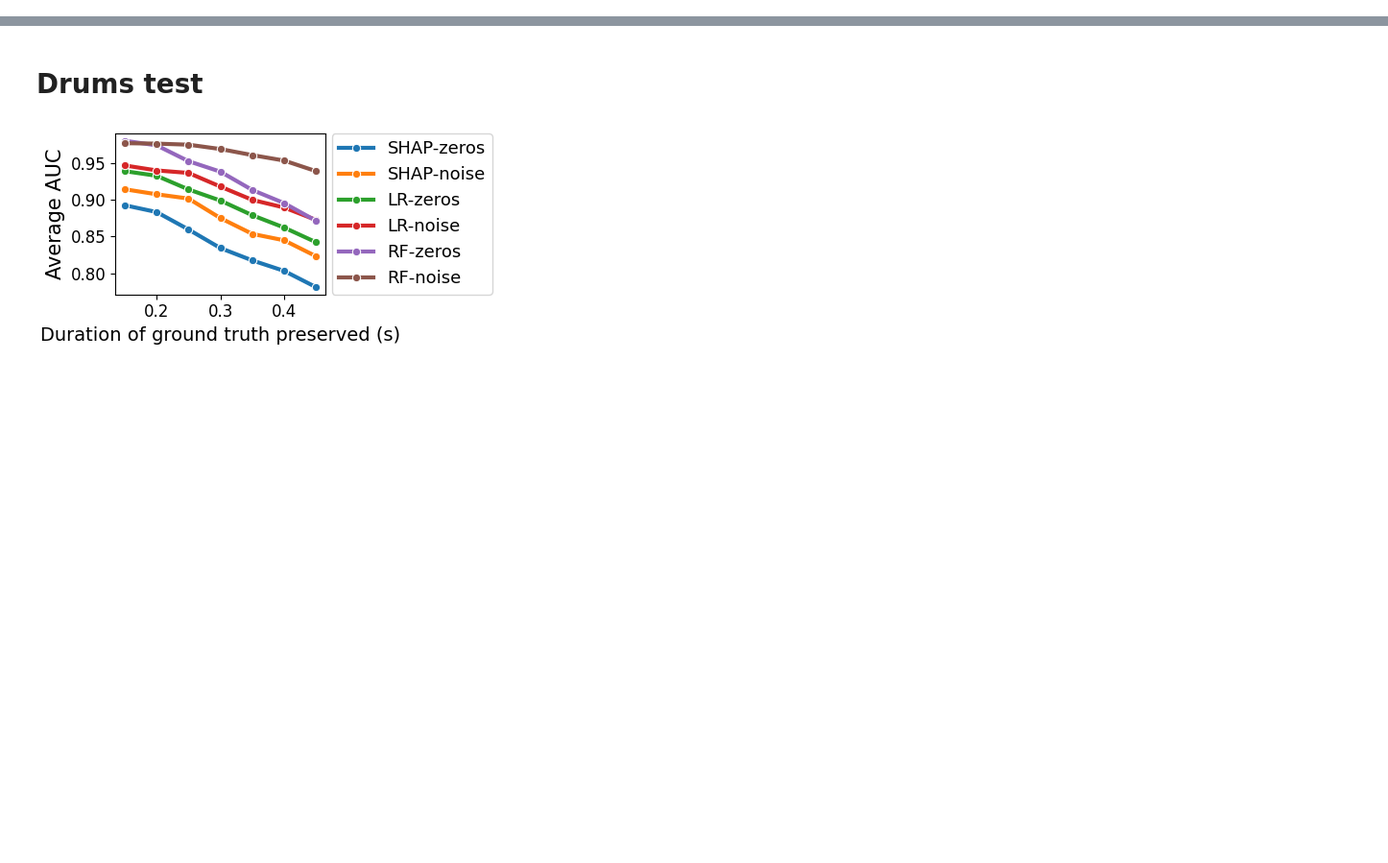
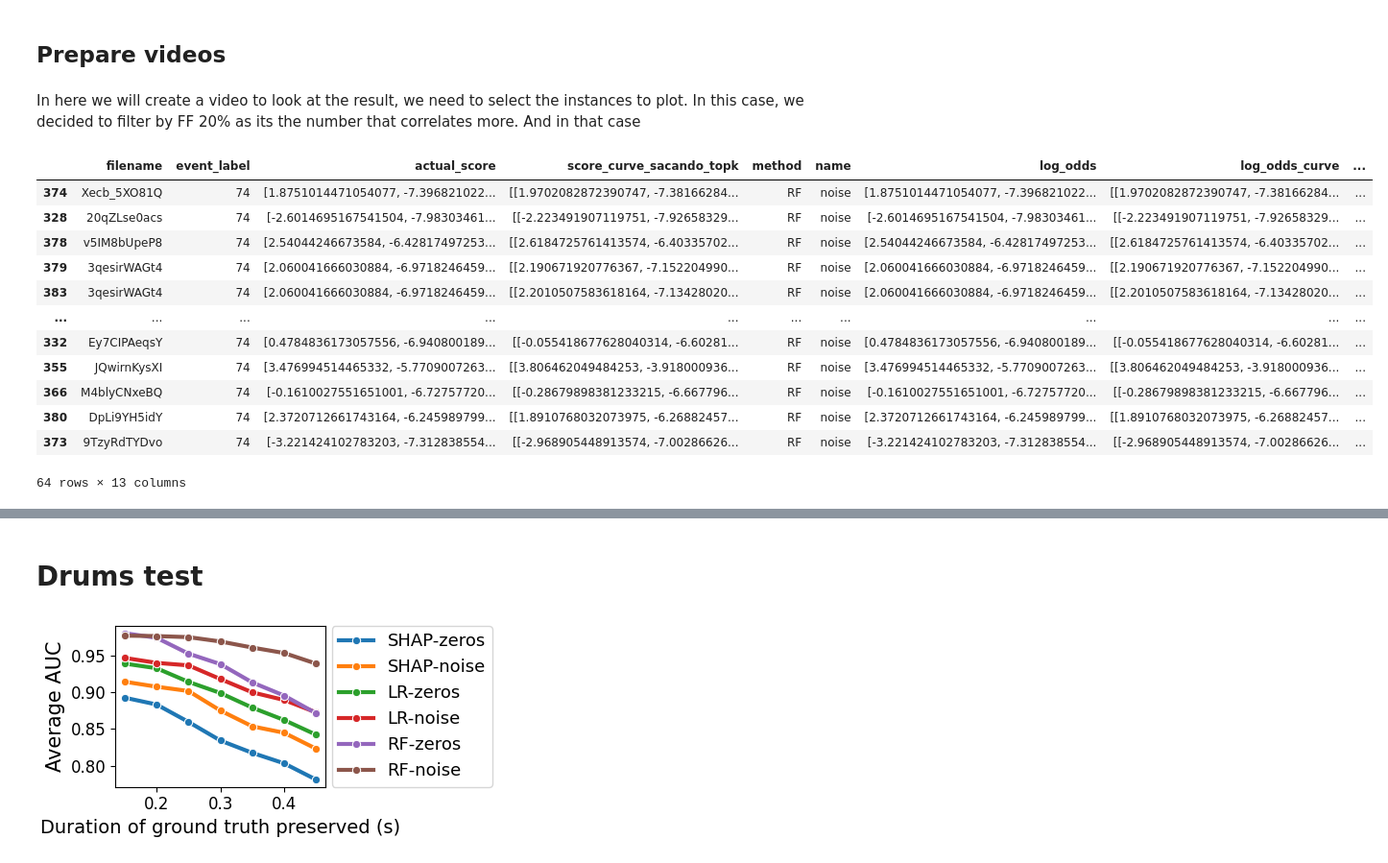
Before and after one commit to ceciliabolanos/explain_where, a Jupyter notebook: metrics_evaluation.ipynb, the cells around one changed output, grey strips where cells are left out. Shown: that part at 96% size. Saved outputs shown, nothing was run; the diff lists cells and outputs as text; code cells hidden in the pictures; blank space fills up the shorter version.

```diff
--- a/metrics_evaluation.ipynb
+++ b/metrics_evaluation.ipynb
@@ -496,0 +3,20 @@ mean_auc_df_combination.to_csv(f'/home/ec2-user/evaluations/{dataset}/faithfulne
+# %%
+import pandas as pd
+import seaborn as sns
+import matplotlib.pyplot as plt
+import numpy as np
+
+metric = 'auc_relaxed'
+
+dataset = 'kws'
+base_path = f'/home/ec2-user/evaluations/{dataset}'
+
+if metric == 'auc':
+    value = 'roc_auc'
+    intersection = '0.05'
+if metric == 'leo_metric':
+    value = 'leo_metric'
+    intersection = '0'
+if metric == 'auc_relaxed':
+    value = 'roc_auc'
+    intersection = '0.09'
@@ -496,0 +55,23 @@ mean_auc_df_combination.to_csv(f'/home/ec2-user/evaluations/{dataset}/faithfulne
+# %%
+files_auc_complete = [
+    f'{base_path}/{metric}_SHAP_{{}}_{intersection}.tsv',
+    f'{base_path}/{metric}_LR_{{}}_{intersection}.tsv',
+    f'{base_path}/{metric}_RF_{{}}_{intersection}.tsv',
+]
+
+names = ["zeros", 'noise']
+methods = ['SHAP', 'LR', 'RF']
+
+df_combinations = []
+for method, file_template in zip(methods, files_auc_complete):
+    for name in names:
+        file_path = file_template.format(name)
+        try:
+            df_combination = pd.read_csv(file_path, sep='\t')
+            df_combination['method'] = method
+            df_combination['name'] = name
+            df_combinations.append(df_combination)
+        except FileNotFoundError:
+            print(f"File not found: {file_path}")
+
+final_df_combination = pd.concat(df_combinations, ignore_index=True)
@@ -496,0 +220,20 @@ mean_auc_df_combination.to_csv(f'/home/ec2-user/evaluations/{dataset}/faithfulne
+# %% [markdown]
+## Prepare videos
+# %% [markdown]
+In here we will create a video to look at the result, we need to select the instances to plot. In this case, we decided to filter by FF 20% as its the number that correlates more. And in that case
+# %%
+final_df_combination_ff.groupby(["method", "name"], as_index=False).apply(lambda x: x.sort_values("top_0.2", ascending=True)).loc[2]
+# %% [output]
+|  | filename | event_label | actual_score | score_curve_sacando_topk | method | name | log_odds | log_odds_curve | ... |
+| 374 | Xecb_5XO81Q | 74 | [1.8751014471054077, -7.396821022... | [[1.9702082872390747, -7.38166284... | RF | noise | [1.8751014471054077, -7.396821022... | [[1.9702082872390747, -7.38166284... | ... |
+| 328 | 20qZLse0acs | 74 | [-2.6014695167541504, -7.98303461... | [[-2.223491907119751, -7.92658329... | RF | noise | [-2.6014695167541504, -7.98303461... | [[-2.223491907119751, -7.92658329... | ... |
+| 378 | v5IM8bUpeP8 | 74 | [2.54044246673584, -6.42817497253... | [[2.6184725761413574, -6.40335702... | RF | noise | [2.54044246673584, -6.42817497253... | [[2.6184725761413574, -6.40335702... | ... |
+| 379 | 3qesirWAGt4 | 74 | [2.060041666030884, -6.9718246459... | [[2.190671920776367, -7.152204990... | RF | noise | [2.060041666030884, -6.9718246459... | [[2.190671920776367, -7.152204990... | ... |
+| 383 | 3qesirWAGt4 | 74 | [2.060041666030884, -6.9718246459... | [[2.2010507583618164, -7.13428020... | RF | noise | [2.060041666030884, -6.9718246459... | [[2.2010507583618164, -7.13428020... | ... |
+| ... | ... | ... | ... | ... | ... | ... | ... | ... | ... |
+| 332 | Ey7CIPAeqsY | 74 | [0.4784836173057556, -6.940800189... | [[-0.055418677628040314, -6.60281... | RF | noise | [0.4784836173057556, -6.940800189... | [[-0.055418677628040314, -6.60281... | ... |
+| 355 | JQwirnKysXI | 74 | [3.476994514465332, -5.7709007263... | [[3.806462049484253, -3.918000936... | RF | noise | [3.476994514465332, -5.7709007263... | [[3.806462049484253, -3.918000936... | ... |
+| 366 | M4blyCNxeBQ | 74 | [-0.1610027551651001, -6.72757720... | [[-0.28679898381233215, -6.667796... | RF | noise | [-0.1610027551651001, -6.72757720... | [[-0.28679898381233215, -6.667796... | ... |
+| 380 | DpLi9YH5idY | 74 | [2.3720712661743164, -6.245989799... | [[1.8910768032073975, -6.26882457... | RF | noise | [2.3720712661743164, -6.245989799... | [[1.8910768032073975, -6.26882457... | ... |
+| 373 | 9TzyRdTYDvo | 74 | [-3.221424102783203, -7.312838554... | [[-2.968905448913574, -7.00286626... | RF | noise | [-3.221424102783203, -7.312838554... | [[-2.968905448913574, -7.00286626... | ... |
+64 rows × 13 columns
```
Also changed, not shown: parts of 31 cells of this notebook, 49 other files.
